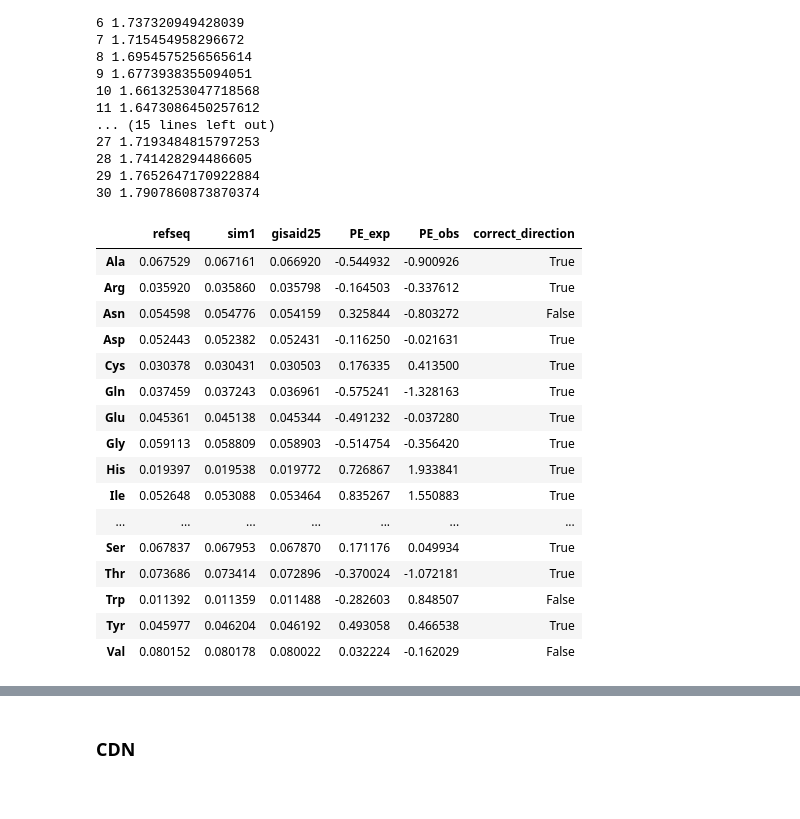
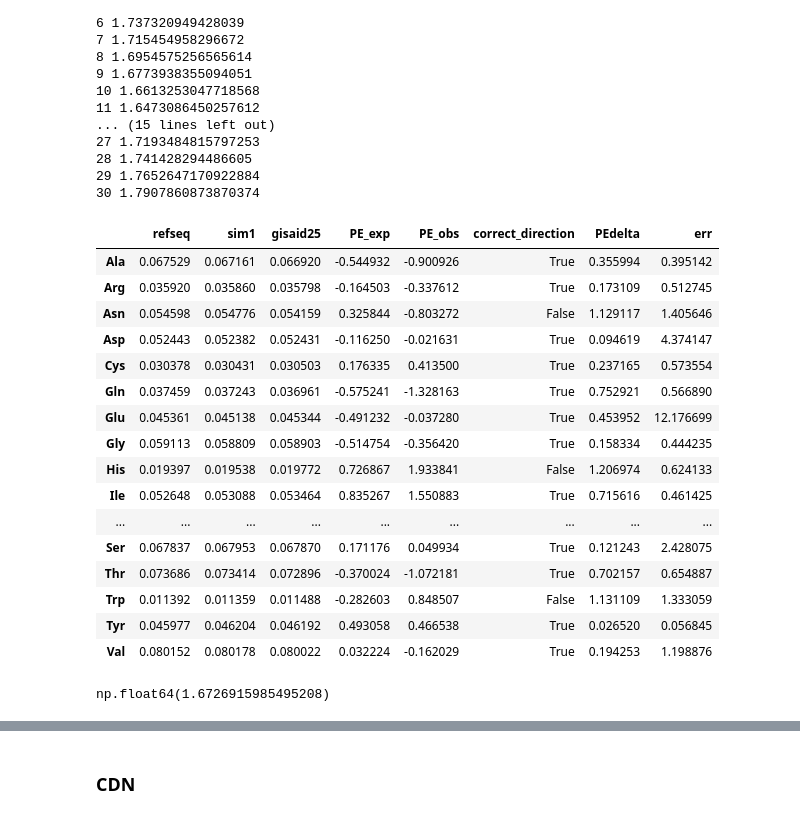
Before and after one commit to mitoclub/RNAViralMutSpec, a Jupyter notebook: sars-cov-2_aa_subst/simulation.ipynb, the cells around one changed output, grey strips where cells are left out. Cells and saved outputs as stored; diff of their text form; code cells hidden in the pictures.

```diff
--- a/sars-cov-2_aa_subst/simulation.ipynb
+++ b/sars-cov-2_aa_subst/simulation.ipynb
@@ -512,36 +512,43 @@ for i, p in enumerate(simulate_markov_continual(Maa.values, aa_init_freqs, 30, d
 # %%
 df_change = pd.DataFrame([
     aa_init_freqs,
     simulate_markov_continual(Maa.values, aa_init_freqs, 18, delta_t=0.0005)[-1],
     aa_content25.loc[Maa.columns.values],
 ], index=['refseq', 'sim1', 'gisaid25'], columns=Maa.columns.values
 ).T
 
 # df_change['PE'] = (df_change['sim1'] - df_change['refseq']) / df_change['refseq']
 
 df_change['PE_exp'] = (df_change['sim1'] - df_change['refseq']) / df_change['refseq']*100
 # df_change['PE_exp'] = df_change['PE_exp'] / df_change['PE_exp'].abs()
 df_change['PE_obs'] = (df_change['gisaid25'] - df_change['refseq']) / df_change['refseq']*100
 # df_change['PE_obs'] = df_change['PE_obs'] / df_change['PE_obs'].abs()
 df_change['correct_direction'] = df_change['PE_exp'].gt(0) == df_change['PE_obs'].gt(0)# & \
     # df_change['PE_obs'].abs().gt(0.5)
+df_change['PEdelta'] = (df_change['PE_exp'] - df_change['PE_obs']).abs()
+df_change['err'] = df_change['PEdelta'] / df_change['PE_obs'].abs()
+df_change['correct_direction'] = df_change['PEdelta'] < 1
 
 df_change
 # %% [output]
-|  | refseq | sim1 | gisaid25 | PE_exp | PE_obs | correct_direction |
-| Ala | 0.067529 | 0.067161 | 0.066920 | -0.544932 | -0.900926 | True |
-| Arg | 0.035920 | 0.035860 | 0.035798 | -0.164503 | -0.337612 | True |
-| Asn | 0.054598 | 0.054776 | 0.054159 | 0.325844 | -0.803272 | False |
-| Asp | 0.052443 | 0.052382 | 0.052431 | -0.116250 | -0.021631 | True |
-| Cys | 0.030378 | 0.030431 | 0.030503 | 0.176335 | 0.413500 | True |
-| Gln | 0.037459 | 0.037243 | 0.036961 | -0.575241 | -1.328163 | True |
-| Glu | 0.045361 | 0.045138 | 0.045344 | -0.491232 | -0.037280 | True |
-| Gly | 0.059113 | 0.058809 | 0.058903 | -0.514754 | -0.356420 | True |
-| His | 0.019397 | 0.019538 | 0.019772 | 0.726867 | 1.933841 | True |
-| Ile | 0.052648 | 0.053088 | 0.053464 | 0.835267 | 1.550883 | True |
-| ... | ... | ... | ... | ... | ... | ... |
-| Ser | 0.067837 | 0.067953 | 0.067870 | 0.171176 | 0.049934 | True |
-| Thr | 0.073686 | 0.073414 | 0.072896 | -0.370024 | -1.072181 | True |
-| Trp | 0.011392 | 0.011359 | 0.011488 | -0.282603 | 0.848507 | False |
-| Tyr | 0.045977 | 0.046204 | 0.046192 | 0.493058 | 0.466538 | True |
-| Val | 0.080152 | 0.080178 | 0.080022 | 0.032224 | -0.162029 | False |
+|  | refseq | sim1 | gisaid25 | PE_exp | PE_obs | correct_direction | PEdelta | err |
+| Ala | 0.067529 | 0.067161 | 0.066920 | -0.544932 | -0.900926 | True | 0.355994 | 0.395142 |
+| Arg | 0.035920 | 0.035860 | 0.035798 | -0.164503 | -0.337612 | True | 0.173109 | 0.512745 |
+| Asn | 0.054598 | 0.054776 | 0.054159 | 0.325844 | -0.803272 | False | 1.129117 | 1.405646 |
+| Asp | 0.052443 | 0.052382 | 0.052431 | -0.116250 | -0.021631 | True | 0.094619 | 4.374147 |
+| Cys | 0.030378 | 0.030431 | 0.030503 | 0.176335 | 0.413500 | True | 0.237165 | 0.573554 |
+| Gln | 0.037459 | 0.037243 | 0.036961 | -0.575241 | -1.328163 | True | 0.752921 | 0.566890 |
+| Glu | 0.045361 | 0.045138 | 0.045344 | -0.491232 | -0.037280 | True | 0.453952 | 12.176699 |
+| Gly | 0.059113 | 0.058809 | 0.058903 | -0.514754 | -0.356420 | True | 0.158334 | 0.444235 |
+| His | 0.019397 | 0.019538 | 0.019772 | 0.726867 | 1.933841 | False | 1.206974 | 0.624133 |
+| Ile | 0.052648 | 0.053088 | 0.053464 | 0.835267 | 1.550883 | True | 0.715616 | 0.461425 |
+| ... | ... | ... | ... | ... | ... | ... | ... | ... |
+| Ser | 0.067837 | 0.067953 | 0.067870 | 0.171176 | 0.049934 | True | 0.121243 | 2.428075 |
+| Thr | 0.073686 | 0.073414 | 0.072896 | -0.370024 | -1.072181 | True | 0.702157 | 0.654887 |
+| Trp | 0.011392 | 0.011359 | 0.011488 | -0.282603 | 0.848507 | False | 1.131109 | 1.333059 |
+| Tyr | 0.045977 | 0.046204 | 0.046192 | 0.493058 | 0.466538 | True | 0.026520 | 0.056845 |
+| Val | 0.080152 | 0.080178 | 0.080022 | 0.032224 | -0.162029 | True | 0.194253 | 1.198876 |
+# %%
+df_change['err'].mean()
+# %% [output]
+np.float64(1.6726915985495208)
```
Also changed, not shown: parts of 2 cells of this notebook, 2 other files.
